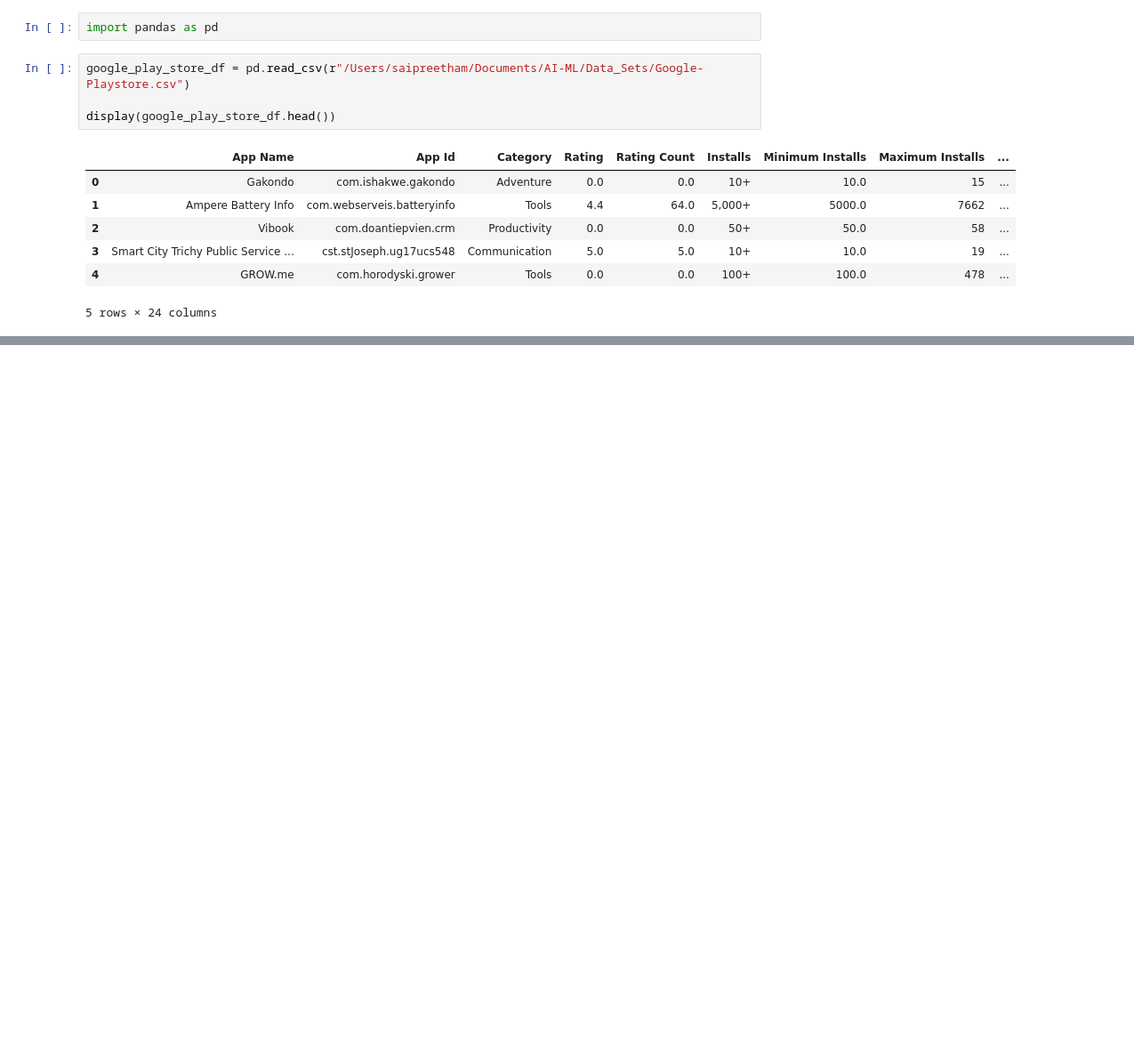
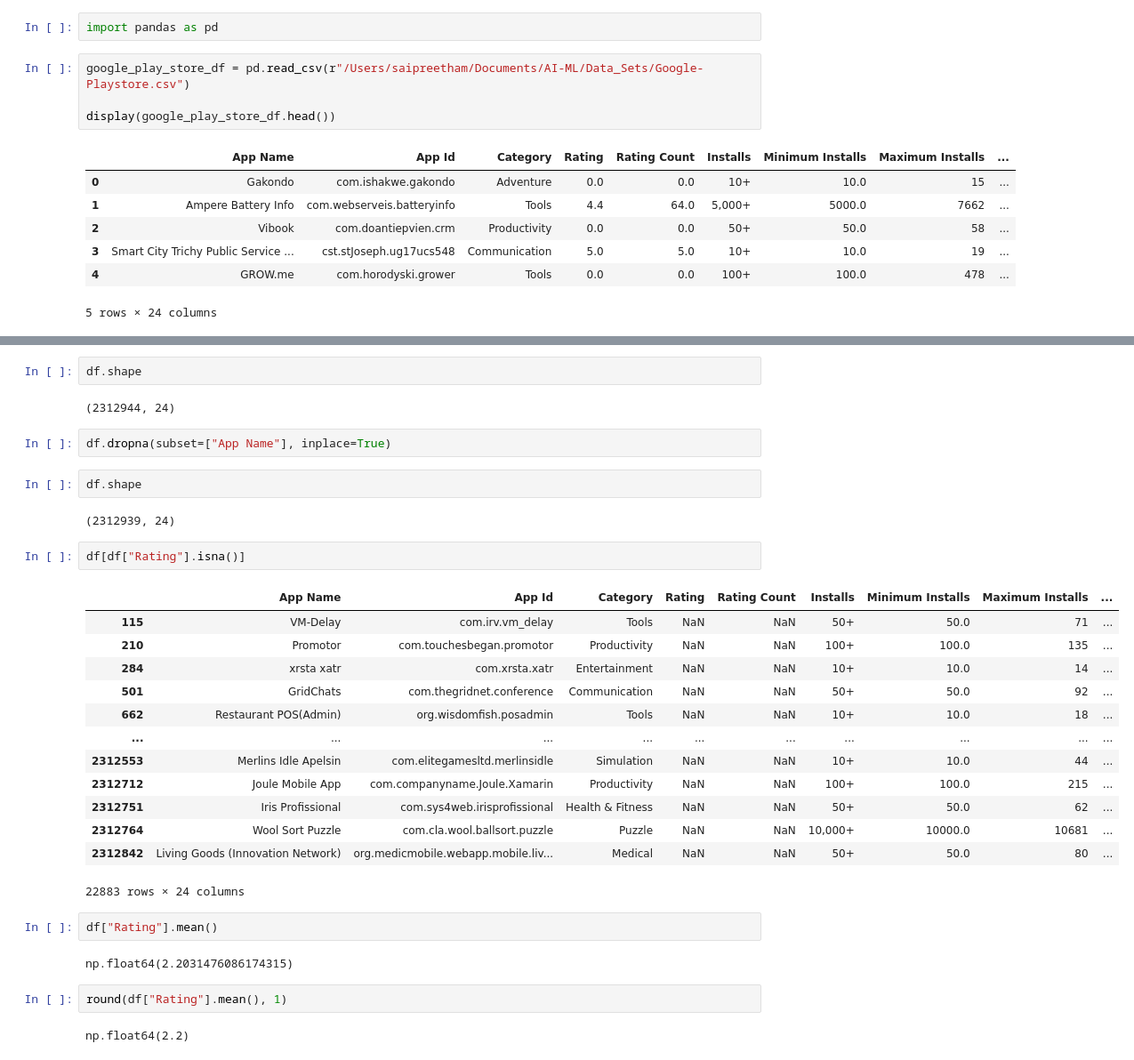
Before and after one commit to Sai-Preetham007/AI-ML, a Jupyter notebook: 2. Data Handling/EDA.ipynb, the cells around one changed output, grey strips where cells are left out. Shown at 89% size. Saved outputs shown, nothing was run; the diff lists cells and outputs as text; blank space fills up the shorter version.

```diff
--- a/2. Data Handling/EDA.ipynb
+++ b/2. Data Handling/EDA.ipynb
@@ -14,0 +99,34 @@ display(google_play_store_df.head())
+# %%
+df.shape
+# %% [output]
+(2312944, 24)
+# %%
+df.dropna(subset=["App Name"], inplace=True)
+# %%
+df.shape
+# %% [output]
+(2312939, 24)
+# %%
+df[df["Rating"].isna()]
+# %% [output]
+|  | App Name | App Id | Category | Rating | Rating Count | Installs | Minimum Installs | Maximum Installs | ... |
+| 115 | VM-Delay | com.irv.vm_delay | Tools | NaN | NaN | 50+ | 50.0 | 71 | ... |
+| 210 | Promotor | com.touchesbegan.promotor | Productivity | NaN | NaN | 100+ | 100.0 | 135 | ... |
+| 284 | xrsta xatr | com.xrsta.xatr | Entertainment | NaN | NaN | 10+ | 10.0 | 14 | ... |
+| 501 | GridChats | com.thegridnet.conference | Communication | NaN | NaN | 50+ | 50.0 | 92 | ... |
+| 662 | Restaurant POS(Admin) | org.wisdomfish.posadmin | Tools | NaN | NaN | 10+ | 10.0 | 18 | ... |
+| ... | ... | ... | ... | ... | ... | ... | ... | ... | ... |
+| 2312553 | Merlins Idle Apelsin | com.elitegamesltd.merlinsidle | Simulation | NaN | NaN | 10+ | 10.0 | 44 | ... |
+| 2312712 | Joule Mobile App | com.companyname.Joule.Xamarin | Productivity | NaN | NaN | 100+ | 100.0 | 215 | ... |
+| 2312751 | Iris Profissional | com.sys4web.irisprofissional | Health & Fitness | NaN | NaN | 50+ | 50.0 | 62 | ... |
+| 2312764 | Wool Sort Puzzle | com.cla.wool.ballsort.puzzle | Puzzle | NaN | NaN | 10,000+ | 10000.0 | 10681 | ... |
+| 2312842 | Living Goods (Innovation Network) | org.medicmobile.webapp.mobile.liv... | Medical | NaN | NaN | 50+ | 50.0 | 80 | ... |
+22883 rows × 24 columns
+# %%
+df["Rating"].mean()
+# %% [output]
+np.float64(2.2031476086174315)
+# %%
+round(df["Rating"].mean(), 1)
+# %% [output]
+np.float64(2.2)
```
Also changed, not shown: parts of 12 cells of this notebook, 2 other files.
